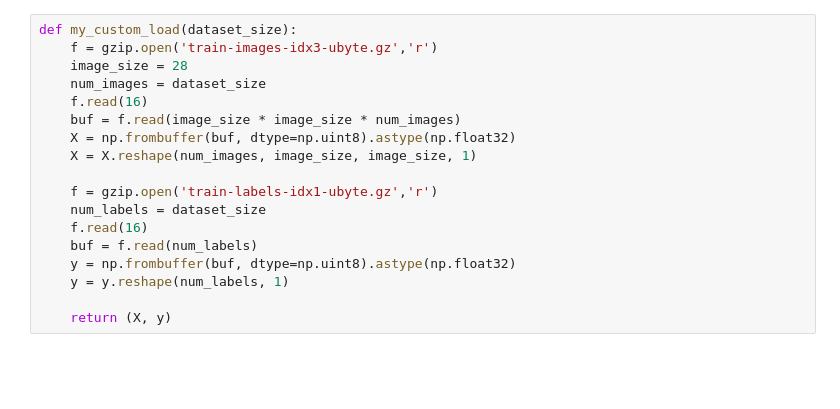
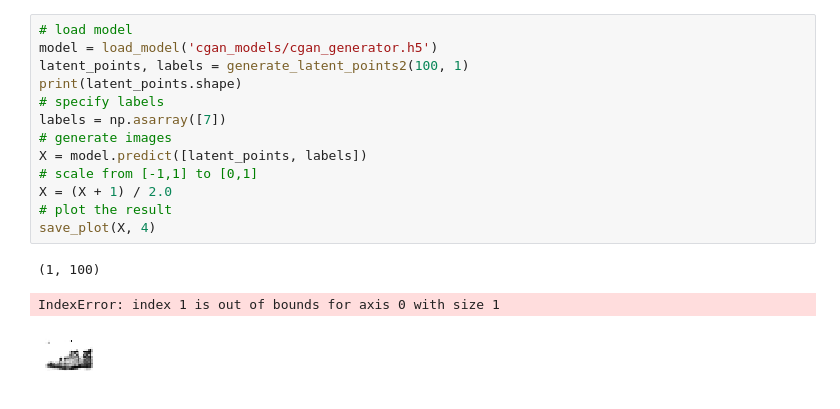
Before and after one commit to pptr3/face-generation-gan-keras, a Jupyter notebook: cDigit.ipynb, the cells around one changed output. Cells and saved outputs as stored; diff of their text form; blank space fills up the shorter version.

```diff
--- a/cDigit.ipynb
+++ b/cDigit.ipynb
@@ -283,18 +283,17 @@ save_plot(X, 4)
-# %%
-def my_custom_load(dataset_size):
-    f = gzip.open('train-images-idx3-ubyte.gz','r')
-    image_size = 28
-    num_images = dataset_size
-    f.read(16)
-    buf = f.read(image_size * image_size * num_images)
-    X = np.frombuffer(buf, dtype=np.uint8).astype(np.float32)
-    X = X.reshape(num_images, image_size, image_size, 1)
-
-    f = gzip.open('train-labels-idx1-ubyte.gz','r')
-    num_labels = dataset_size
-    f.read(16)
-    buf = f.read(num_labels)
-    y = np.frombuffer(buf, dtype=np.uint8).astype(np.float32)
-    y = y.reshape(num_labels, 1)
-
-    return (X, y)
+# %%
+# load model
+model = load_model('cgan_models/cgan_generator.h5')
+latent_points, labels = generate_latent_points2(100, 1)
+print(latent_points.shape)
+# specify labels
+labels = np.asarray([7])
+# generate images
+X = model.predict([latent_points, labels])
+# scale from [-1,1] to [0,1]
+X = (X + 1) / 2.0
+# plot the result
+save_plot(X, 4)
+# %% [output]
+(1, 100)
+IndexError: index 1 is out of bounds for axis 0 with size 1
+[figure, added]
```
Also changed, not shown: parts of 7 cells of this notebook, 6 other files.
